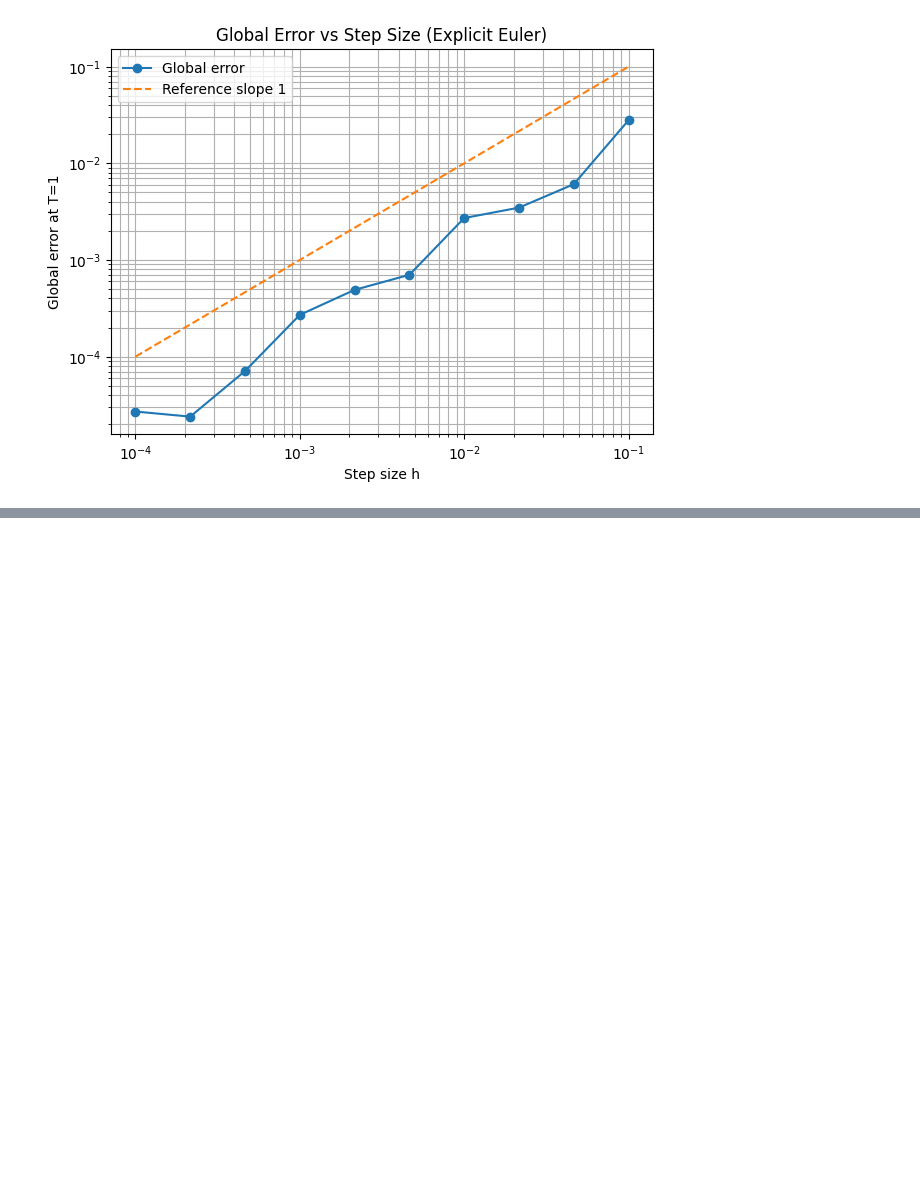
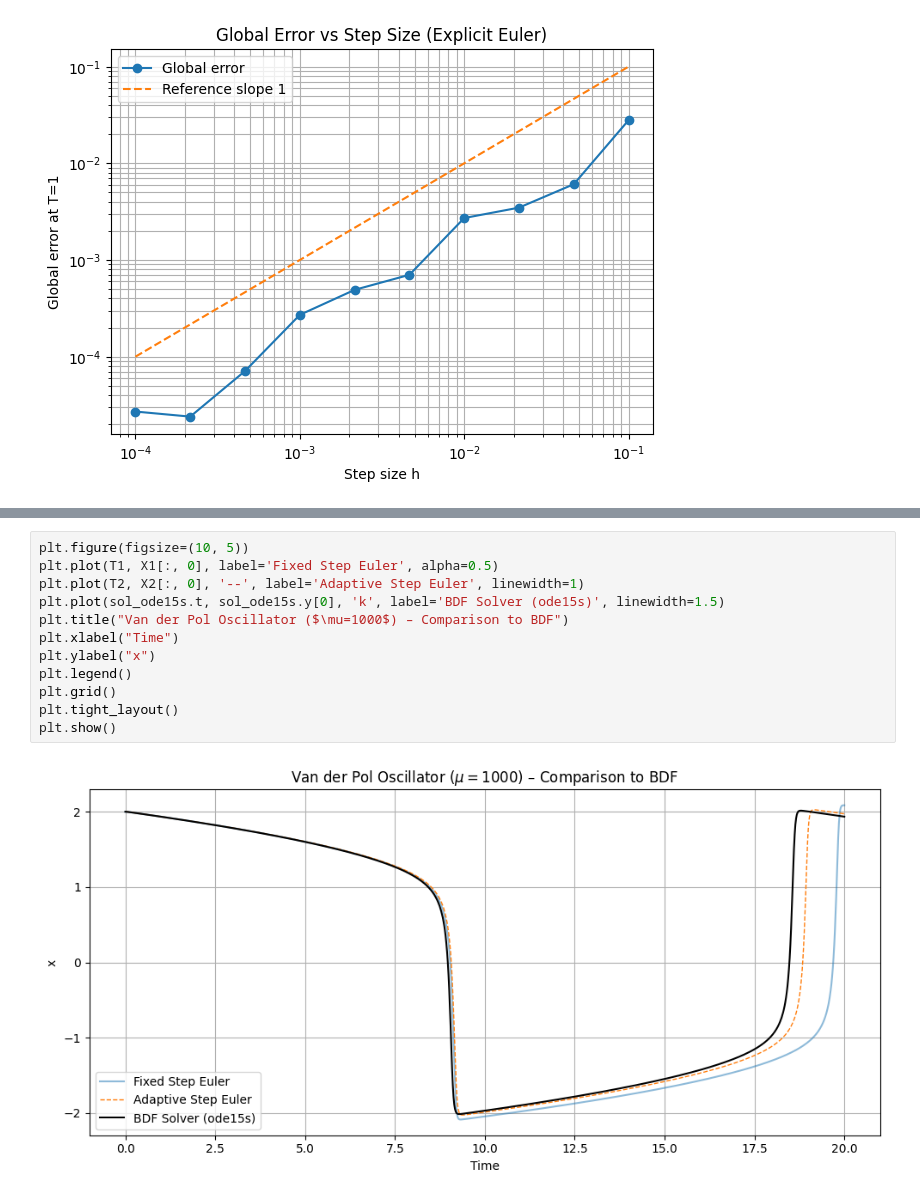
Before and after one commit to EstherCon0/SciComDiff, a Jupyter notebook: Exam.ipynb, the cells around one changed output, grey strips where cells are left out. Drawn from its saved outputs; the diff is of its cells as text; blank space fills up the shorter version.

```diff
--- a/Exam.ipynb
+++ b/Exam.ipynb
@@ -637,0 +1147,14 @@ plt.show()
+# %%
+plt.figure(figsize=(10, 5))
+plt.plot(T1, X1[:, 0], label='Fixed Step Euler', alpha=0.5)
+plt.plot(T2, X2[:, 0], '--', label='Adaptive Step Euler', linewidth=1)
+plt.plot(sol_ode15s.t, sol_ode15s.y[0], 'k', label='BDF Solver (ode15s)', linewidth=1.5)
+plt.title("Van der Pol Oscillator ($\mu=1000$) – Comparison to BDF")
+plt.xlabel("Time")
+plt.ylabel("x")
+plt.legend()
+plt.grid()
+plt.tight_layout()
+plt.show()
+# %% [output]
+[figure, added]
```
Also changed, not shown: parts of 10 cells of this notebook.
